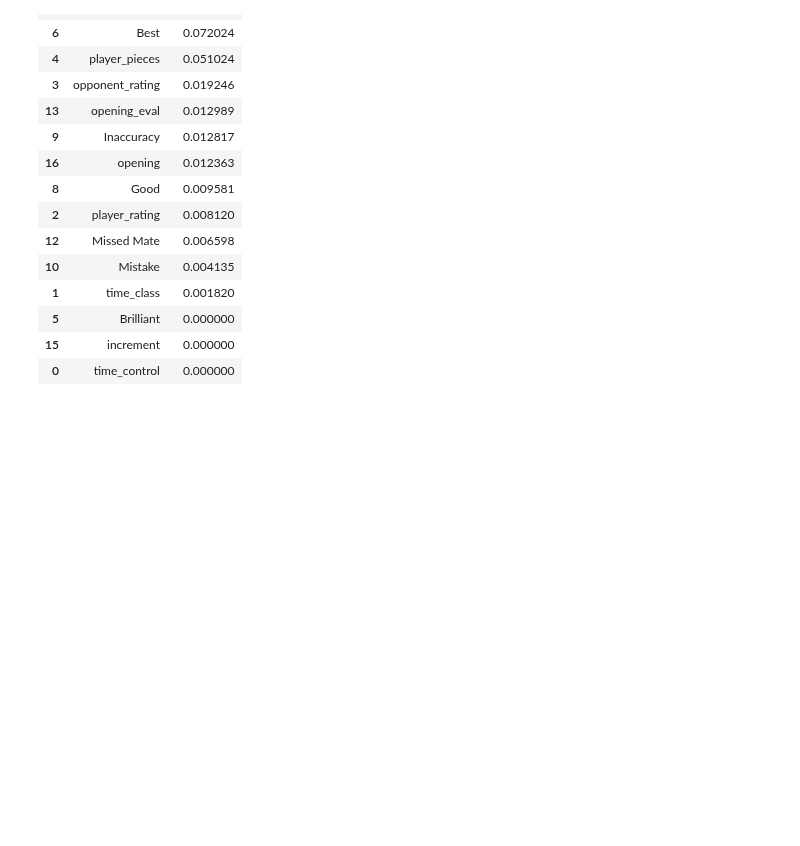
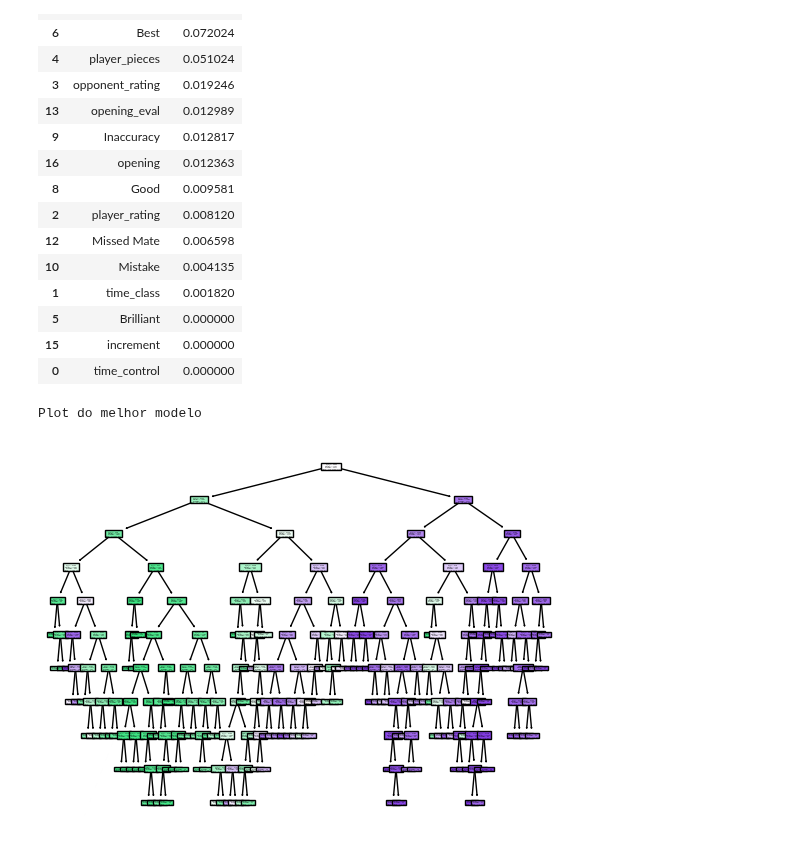
Before and after one commit to Mr-Barros/ENG4040, a Jupyter notebook: src/experimentacao/arvores_classificacao.ipynb, the cells around one changed output. Saved outputs shown, nothing was run; the diff lists cells and outputs as text; code cells hidden in the pictures; blank space fills up the shorter version.

Commit message:
tree visualization

```diff
--- a/src/experimentacao/arvores_classificacao.ipynb
+++ b/src/experimentacao/arvores_classificacao.ipynb
@@ -467,3 +459,10 @@ feature_importances
 | 5 | Brilliant | 0.000000 |
 | 15 | increment | 0.000000 |
 | 0 | time_control | 0.000000 |
+# %%
+plot_tree(best_model,  filled=True)
+plt.savefig('decision_tree.svg', format='svg')
+print("Plot do melhor modelo")
+# %% [output]
+Plot do melhor modelo
+[figure, added]
```
Also changed, not shown: parts of 2 cells of this notebook, 2 other files.
